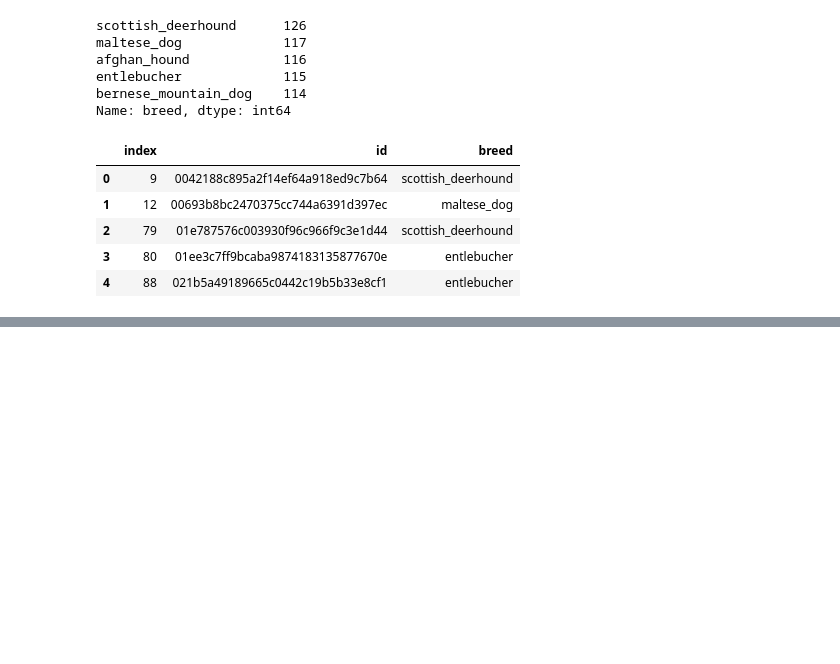
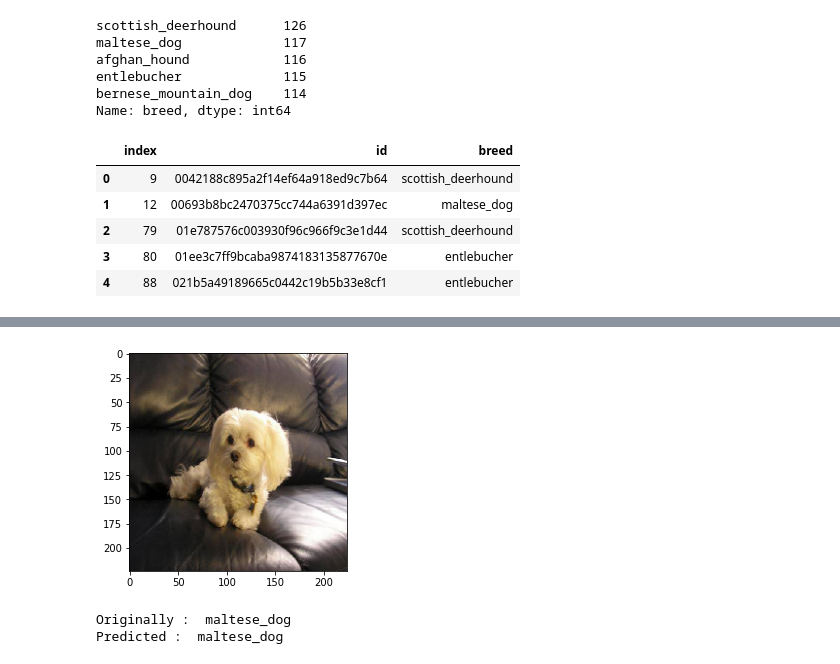
Before and after one commit to RLandryD/DataSCience, a Jupyter notebook: Dog_Breed_Prediction.ipynb, the cells around one changed output, grey strips where cells are left out. Drawn from its saved outputs; the diff is of its cells as text; code cells hidden in the pictures; blank space fills up the shorter version.

```diff
--- a/Dog_Breed_Prediction.ipynb
+++ b/Dog_Breed_Prediction.ipynb
@@ -122,0 +462,12 @@ Y_data = label_binarize(labels['bree'], classes = CLASS_NAMES)
+# %%
+# Plotting image to compare
+plt.imshow(X_test[20,:,:,:])
+plt.show()
+
+# Finding max value from prediction list and comparing original value vs predicted
+print("Originally : ", labels['breed'][np.argmax(Y_test[20])])
+print("Predicted : ", labels['breed'][np.argmax(Y_pred[20])])
+# %% [output]
+[figure, added]
+Originally :  maltese_dog
+Predicted :  maltese_dog
```
Also changed, not shown: parts of 11 cells of this notebook.
